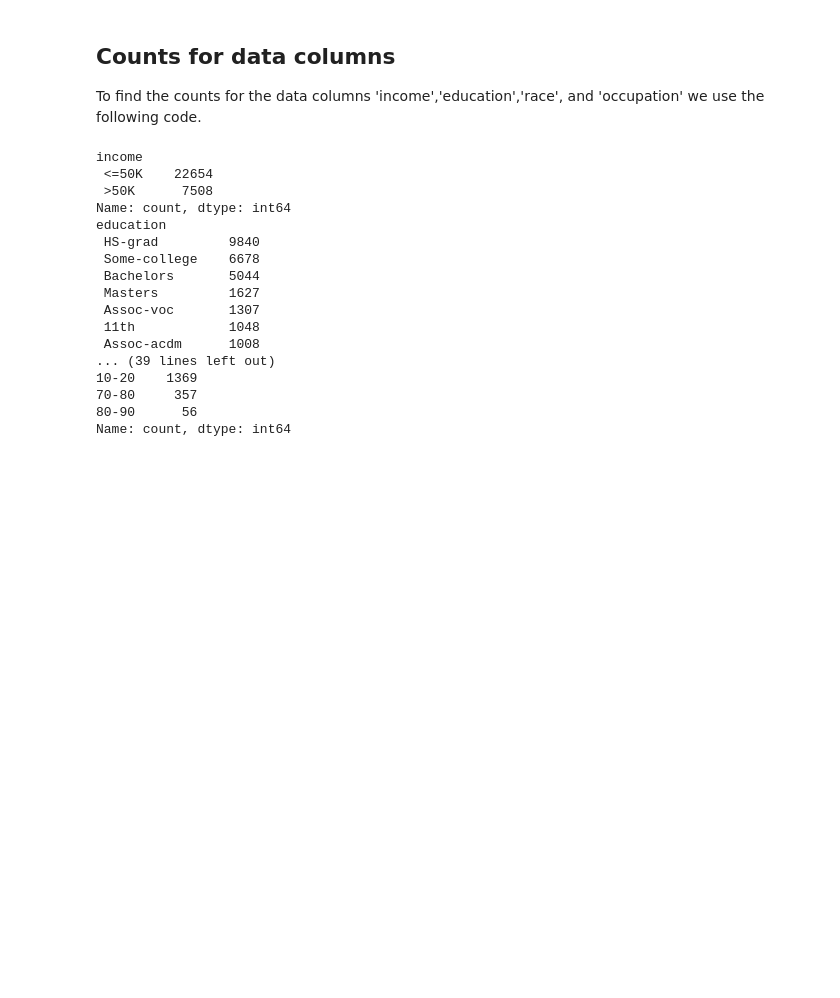
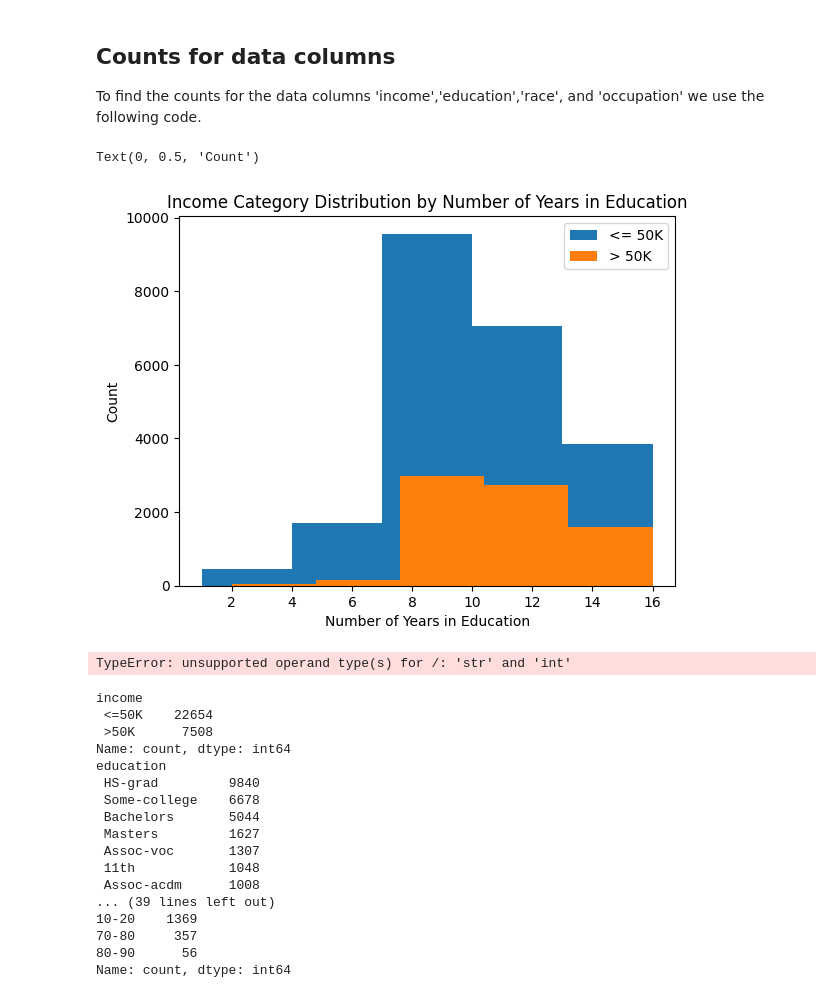
Before and after one commit to suvoganguli/FinalProject, a Jupyter notebook: Final_Project.ipynb, the cells around one changed output. Drawn from its saved outputs; the diff is of its cells as text; code cells hidden in the pictures; blank space fills up the shorter version.

Commit message:
added plot for education-num vs income

```diff
--- a/Final_Project.ipynb
+++ b/Final_Project.ipynb
@@ -210,5 +211,30 @@ Text(0, 0.5, 'Count')
 ## Counts for data columns
 
 To find the counts for the data columns 'income','education','race', and 'occupation' we use the following code.
+# %%
+grouped_data = {}
+for category, values in zip(data['income'], data['education-num']):
+    grouped_data.setdefault(category, []).append(values)
+
+# Plotting histogram for each category
+plt.figure()
+for category, values in grouped_data.items():
+    plt.hist(values, bins=5, label=category)
+
+# Add labels and title
+plt.title('Income Category Distribution by Number of Years in Education')
+plt.legend(['<= 50K','> 50K'])
+plt.xlabel('Number of Years in Education')
+plt.ylabel('Count')
+# %% [output]
+Text(0, 0.5, 'Count')
+[figure, added]
+# %%
+# Correlations
+
+correlation_education = np.corrcoef(data['education'], data['income'])[0, 1]
+print("Correlation = %.5f" %correlation_education)
+# %% [output]
+TypeError: unsupported operand type(s) for /: 'str' and 'int'
 # %%
 # income counts
```
Also changed, not shown: parts of 2 cells of this notebook.
